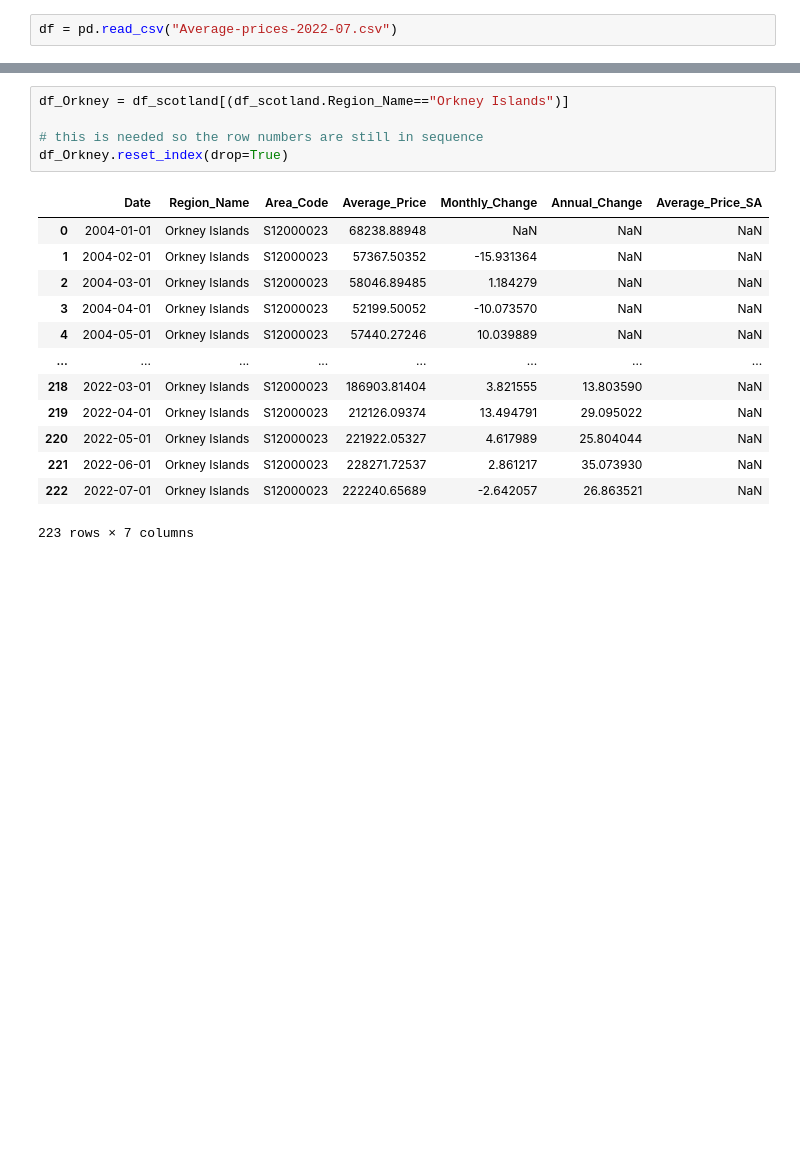
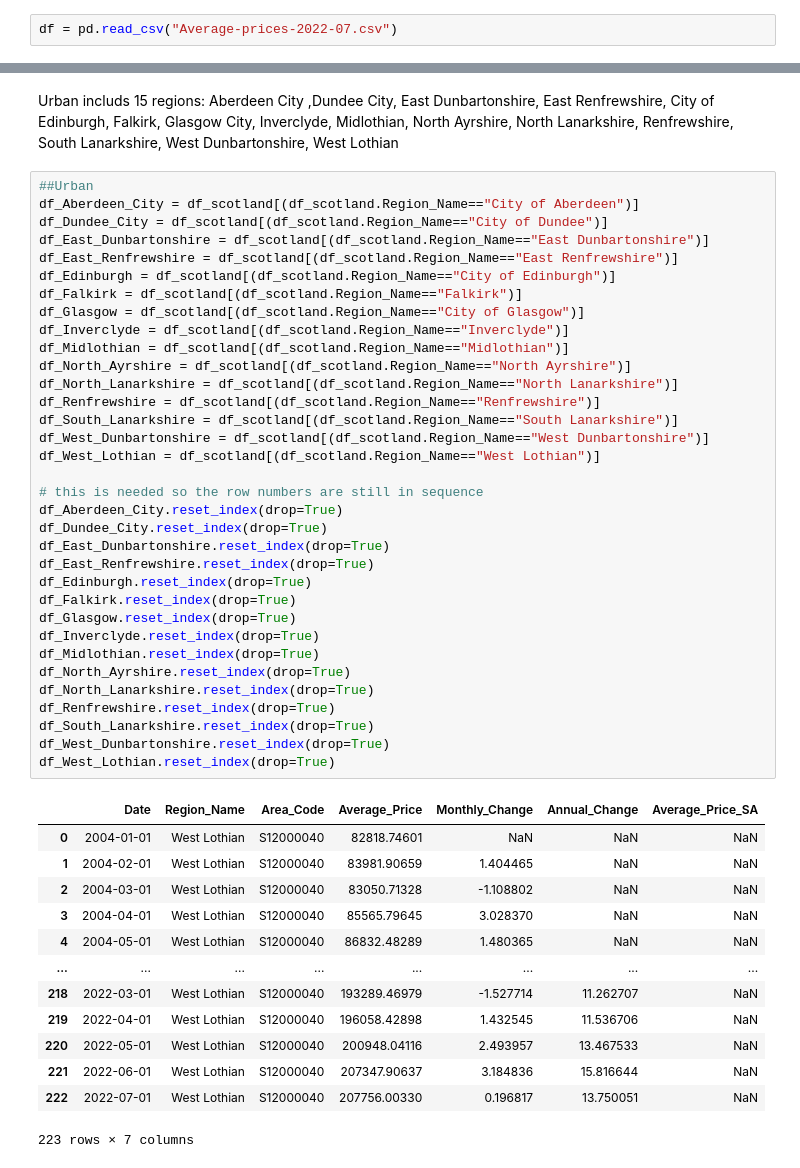
Before and after one commit to kegrad/house-price-index-group-project, a Jupyter notebook: Scotland.ipynb, the cells around one changed output, grey strips where cells are left out. Saved outputs shown, nothing was run; the diff lists cells and outputs as text; blank space fills up the shorter version.

Commit message:
divided by urban and rural

```diff
--- a/Scotland.ipynb
+++ b/Scotland.ipynb
@@ -74,19 +62,52 @@ plt.legend()
+# %% [markdown]
+Urban includs 15 regions: Aberdeen City ,Dundee City, East Dunbartonshire,
+East Renfrewshire, City of Edinburgh, Falkirk, Glasgow City, Inverclyde, Midlothian,
+North Ayrshire, North Lanarkshire, Renfrewshire, South Lanarkshire, West Dunbartonshire, West Lothian
 # %%
-df_Orkney = df_scotland[(df_scotland.Region_Name=="Orkney Islands")]
+##Urban
+df_Aberdeen_City = df_scotland[(df_scotland.Region_Name=="City of Aberdeen")]
+df_Dundee_City = df_scotland[(df_scotland.Region_Name=="City of Dundee")]
+df_East_Dunbartonshire = df_scotland[(df_scotland.Region_Name=="East Dunbartonshire")]
+df_East_Renfrewshire = df_scotland[(df_scotland.Region_Name=="East Renfrewshire")]
+df_Edinburgh = df_scotland[(df_scotland.Region_Name=="City of Edinburgh")]
+df_Falkirk = df_scotland[(df_scotland.Region_Name=="Falkirk")]
+df_Glasgow = df_scotland[(df_scotland.Region_Name=="City of Glasgow")]
+df_Inverclyde = df_scotland[(df_scotland.Region_Name=="Inverclyde")]
+df_Midlothian = df_scotland[(df_scotland.Region_Name=="Midlothian")]
+df_North_Ayrshire = df_scotland[(df_scotland.Region_Name=="North Ayrshire")]
+df_North_Lanarkshire = df_scotland[(df_scotland.Region_Name=="North Lanarkshire")]
+df_Renfrewshire = df_scotland[(df_scotland.Region_Name=="Renfrewshire")]
+df_South_Lanarkshire = df_scotland[(df_scotland.Region_Name=="South Lanarkshire")]
+df_West_Dunbartonshire = df_scotland[(df_scotland.Region_Name=="West Dunbartonshire")]
+df_West_Lothian = df_scotland[(df_scotland.Region_Name=="West Lothian")]
 
 # this is needed so the row numbers are still in sequence
-df_Orkney.reset_index(drop=True)
+df_Aberdeen_City.reset_index(drop=True)
+df_Dundee_City.reset_index(drop=True)
+df_East_Dunbartonshire.reset_index(drop=True)
+df_East_Renfrewshire.reset_index(drop=True)
+df_Edinburgh.reset_index(drop=True)
+df_Falkirk.reset_index(drop=True)
+df_Glasgow.reset_index(drop=True)
+df_Inverclyde.reset_index(drop=True)
+df_Midlothian.reset_index(drop=True)
+df_North_Ayrshire.reset_index(drop=True)
+df_North_Lanarkshire.reset_index(drop=True)
+df_Renfrewshire.reset_index(drop=True)
+df_South_Lanarkshire.reset_index(drop=True)
+df_West_Dunbartonshire.reset_index(drop=True)
+df_West_Lothian.reset_index(drop=True)
 # %% [output]
 |  | Date | Region_Name | Area_Code | Average_Price | Monthly_Change | Annual_Change | Average_Price_SA |
-| 0 | 2004-01-01 | Orkney Islands | S12000023 | 68238.88948 | NaN | NaN | NaN |
-| 1 | 2004-02-01 | Orkney Islands | S12000023 | 57367.50352 | -15.931364 | NaN | NaN |
-| 2 | 2004-03-01 | Orkney Islands | S12000023 | 58046.89485 | 1.184279 | NaN | NaN |
-| 3 | 2004-04-01 | Orkney Islands | S12000023 | 52199.50052 | -10.073570 | NaN | NaN |
-| 4 | 2004-05-01 | Orkney Islands | S12000023 | 57440.27246 | 10.039889 | NaN | NaN |
+| 0 | 2004-01-01 | West Lothian | S12000040 | 82818.74601 | NaN | NaN | NaN |
+| 1 | 2004-02-01 | West Lothian | S12000040 | 83981.90659 | 1.404465 | NaN | NaN |
+| 2 | 2004-03-01 | West Lothian | S12000040 | 83050.71328 | -1.108802 | NaN | NaN |
+| 3 | 2004-04-01 | West Lothian | S12000040 | 85565.79645 | 3.028370 | NaN | NaN |
+| 4 | 2004-05-01 | West Lothian | S12000040 | 86832.48289 | 1.480365 | NaN | NaN |
 | ... | ... | ... | ... | ... | ... | ... | ... |
-| 218 | 2022-03-01 | Orkney Islands | S12000023 | 186903.81404 | 3.821555 | 13.803590 | NaN |
-| 219 | 2022-04-01 | Orkney Islands | S12000023 | 212126.09374 | 13.494791 | 29.095022 | NaN |
-| 220 | 2022-05-01 | Orkney Islands | S12000023 | 221922.05327 | 4.617989 | 25.804044 | NaN |
-| 221 | 2022-06-01 | Orkney Islands | S12000023 | 228271.72537 | 2.861217 | 35.073930 | NaN |
-| 222 | 2022-07-01 | Orkney Islands | S12000023 | 222240.65689 | -2.642057 | 26.863521 | NaN |
+| 218 | 2022-03-01 | West Lothian | S12000040 | 193289.46979 | -1.527714 | 11.262707 | NaN |
+| 219 | 2022-04-01 | West Lothian | S12000040 | 196058.42898 | 1.432545 | 11.536706 | NaN |
+| 220 | 2022-05-01 | West Lothian | S12000040 | 200948.04116 | 2.493957 | 13.467533 | NaN |
+| 221 | 2022-06-01 | West Lothian | S12000040 | 207347.90637 | 3.184836 | 15.816644 | NaN |
+| 222 | 2022-07-01 | West Lothian | S12000040 | 207756.00330 | 0.196817 | 13.750051 | NaN |
 223 rows × 7 columns
```
Also changed, not shown: parts of 31 cells of this notebook.
